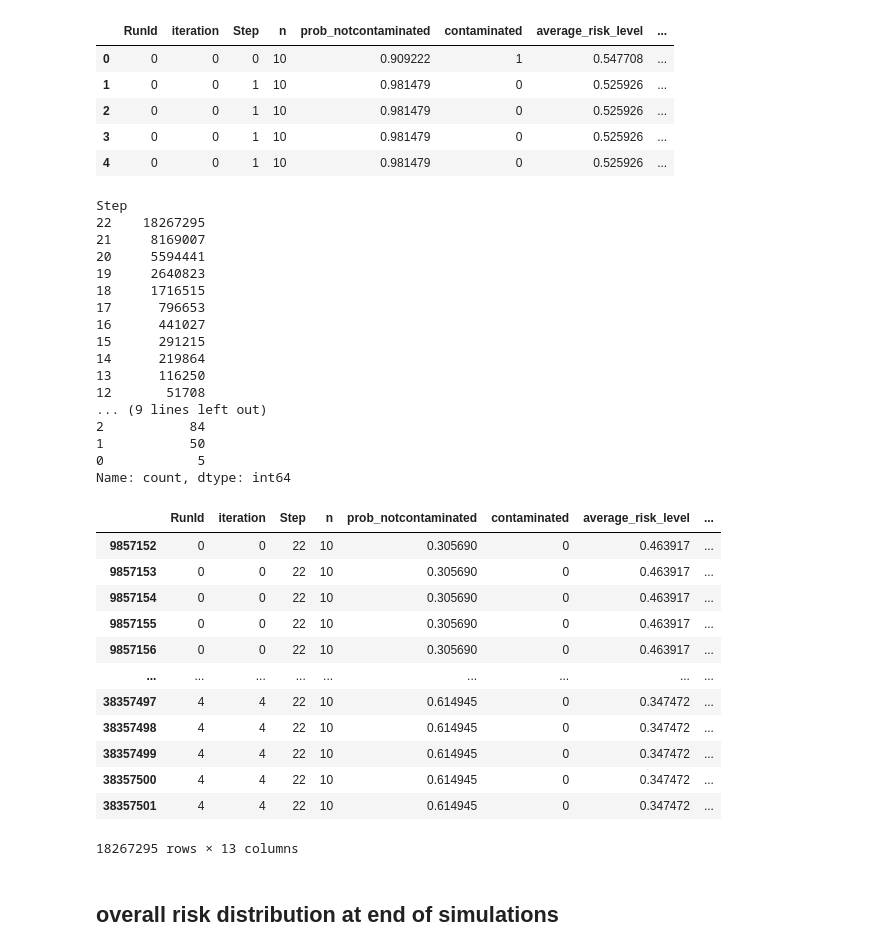
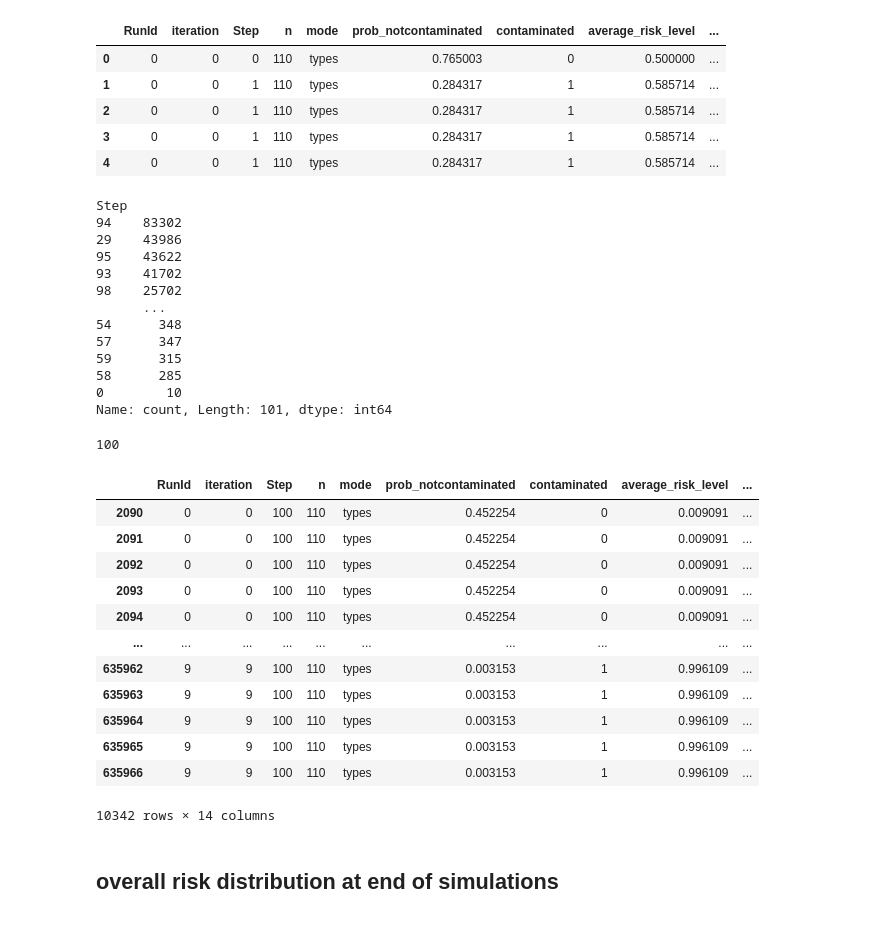
Before and after one commit to Princeton-CDH/simulating-risk, a Jupyter notebook: notebooks/riskyfood_batch_analysis.ipynb, the cells around one changed output. Saved outputs shown, nothing was run; the diff lists cells and outputs as text; code cells hidden in the pictures.

```diff
--- a/notebooks/riskyfood_batch_analysis.ipynb
+++ b/notebooks/riskyfood_batch_analysis.ipynb
@@ -1,56 +1,58 @@
 # %%
 import pandas as pd
 
-df = pd.read_csv("../riskyfood_2023-07-19T113234_405932.csv")
+#df = pd.read_csv("../riskyfood_2023-07-19T113234_405932.csv")
+df = pd.read_csv("../riskyfood_2023-07-25T150110_995385.csv")
 # %%
 df.head()
 # %% [output]
-|  | RunId | iteration | Step | n | prob_notcontaminated | contaminated | average_risk_level | ... |
-| 0 | 0 | 0 | 0 | 10 | 0.909222 | 1 | 0.547708 | ... |
-| 1 | 0 | 0 | 1 | 10 | 0.981479 | 0 | 0.525926 | ... |
-| 2 | 0 | 0 | 1 | 10 | 0.981479 | 0 | 0.525926 | ... |
-| 3 | 0 | 0 | 1 | 10 | 0.981479 | 0 | 0.525926 | ... |
-| 4 | 0 | 0 | 1 | 10 | 0.981479 | 0 | 0.525926 | ... |
+|  | RunId | iteration | Step | n | mode | prob_notcontaminated | contaminated | average_risk_level | ... |
+| 0 | 0 | 0 | 0 | 110 | types | 0.765003 | 0 | 0.500000 | ... |
+| 1 | 0 | 0 | 1 | 110 | types | 0.284317 | 1 | 0.585714 | ... |
+| 2 | 0 | 0 | 1 | 110 | types | 0.284317 | 1 | 0.585714 | ... |
+| 3 | 0 | 0 | 1 | 110 | types | 0.284317 | 1 | 0.585714 | ... |
+| 4 | 0 | 0 | 1 | 110 | types | 0.284317 | 1 | 0.585714 | ... |
 # %%
-# we couldn't do 100 steps for these because of the population explosion problem
+# on the first version of the risky food sim, we couldn't do 100 steps for these because of the population explosion problem
 # how many steps did we end up with?
 df.Step.value_counts()
 # %% [output]
 Step
-22    18267295
-21     8169007
-20     5594441
-19     2640823
-18     1716515
-17      796653
-16      441027
-15      291215
-14      219864
-13      116250
-12       51708
-... (9 lines left out)
-2           84
-1           50
-0            5
-Name: count, dtype: int64
+94    83302
+29    43986
+95    43622
+93    41702
+98    25702
+      ...
+54      348
+57      347
+59      315
+58      285
+0        10
+Name: count, Length: 101, dtype: int64
+# %%
+last_step_n = max(df.Step)
+last_step_n
+# %% [output]
+100
 # %%
 # get data from the last step of each run
-last_step = df[df.Step == 22]
+last_step = df[df.Step == last_step_n]
 last_step
 # %% [output]
-|  | RunId | iteration | Step | n | prob_notcontaminated | contaminated | average_risk_level | ... |
-| 9857152 | 0 | 0 | 22 | 10 | 0.305690 | 0 | 0.463917 | ... |
-| 9857153 | 0 | 0 | 22 | 10 | 0.305690 | 0 | 0.463917 | ... |
-| 9857154 | 0 | 0 | 22 | 10 | 0.305690 | 0 | 0.463917 | ... |
-| 9857155 | 0 | 0 | 22 | 10 | 0.305690 | 0 | 0.463917 | ... |
-| 9857156 | 0 | 0 | 22 | 10 | 0.305690 | 0 | 0.463917 | ... |
-| ... | ... | ... | ... | ... | ... | ... | ... | ... |
-| 38357497 | 4 | 4 | 22 | 10 | 0.614945 | 0 | 0.347472 | ... |
-| 38357498 | 4 | 4 | 22 | 10 | 0.614945 | 0 | 0.347472 | ... |
-| 38357499 | 4 | 4 | 22 | 10 | 0.614945 | 0 | 0.347472 | ... |
-| 38357500 | 4 | 4 | 22 | 10 | 0.614945 | 0 | 0.347472 | ... |
-| 38357501 | 4 | 4 | 22 | 10 | 0.614945 | 0 | 0.347472 | ... |
+|  | RunId | iteration | Step | n | mode | prob_notcontaminated | contaminated | average_risk_level | ... |
+| 2090 | 0 | 0 | 100 | 110 | types | 0.452254 | 0 | 0.009091 | ... |
+| 2091 | 0 | 0 | 100 | 110 | types | 0.452254 | 0 | 0.009091 | ... |
+| 2092 | 0 | 0 | 100 | 110 | types | 0.452254 | 0 | 0.009091 | ... |
+| 2093 | 0 | 0 | 100 | 110 | types | 0.452254 | 0 | 0.009091 | ... |
+| 2094 | 0 | 0 | 100 | 110 | types | 0.452254 | 0 | 0.009091 | ... |
+| ... | ... | ... | ... | ... | ... | ... | ... | ... | ... |
+| 635962 | 9 | 9 | 100 | 110 | types | 0.003153 | 1 | 0.996109 | ... |
+| 635963 | 9 | 9 | 100 | 110 | types | 0.003153 | 1 | 0.996109 | ... |
+| 635964 | 9 | 9 | 100 | 110 | types | 0.003153 | 1 | 0.996109 | ... |
+| 635965 | 9 | 9 | 100 | 110 | types | 0.003153 | 1 | 0.996109 | ... |
+| 635966 | 9 | 9 | 100 | 110 | types | 0.003153 | 1 | 0.996109 | ... |
-18267295 rows × 13 columns
+10342 rows × 14 columns
 # %% [markdown]
 ## overall risk distribution at end of simulations
 # %%
```
Also changed, not shown: parts of 4 cells of this notebook.
